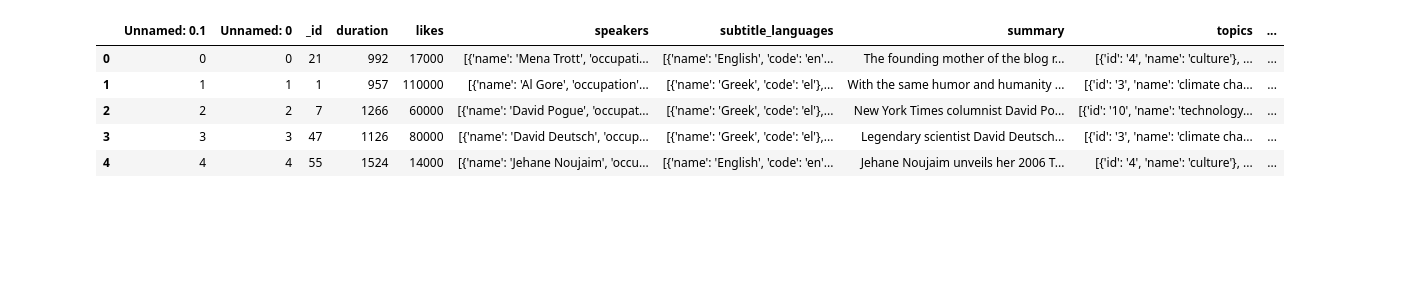
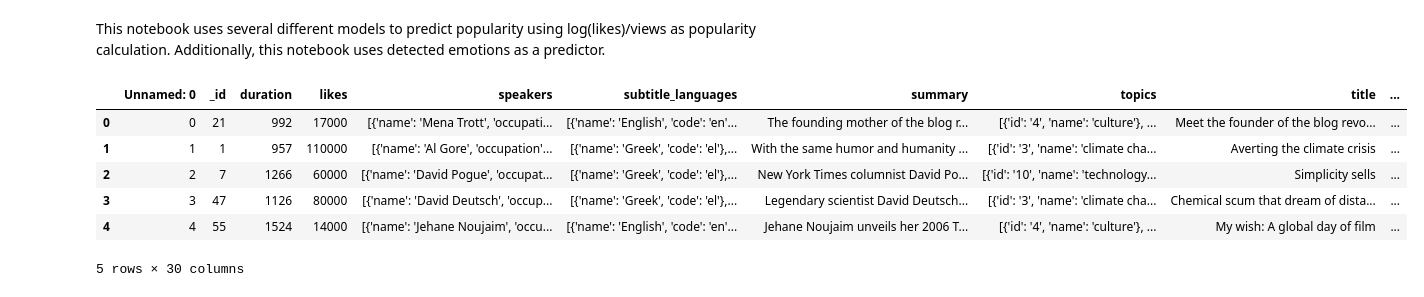
Before and after one commit to kwonionsoup/TedTalk-Popularity-Prediction, a Jupyter notebook: svr/SVR_ChristinesVersion.ipynb, the cells around one changed output. Cells and saved outputs as stored; diff of their text form; code cells hidden in the pictures; blank space fills up the shorter version.

Commit message:
updates to svr model

```diff
--- a/svr/SVR_ChristinesVersion.ipynb
+++ b/svr/SVR_ChristinesVersion.ipynb
@@ -1,3 +1,5 @@
+# %% [markdown]
+This notebook uses several different models to predict popularity using log(likes)/views as popularity calculation. Additionally, this notebook uses detected emotions as a predictor.
 # %%
 import numpy as np
 import pandas as pd
@@ -12,12 +14,13 @@ from sklearn.model_selection import train_test_split
 from sklearn.preprocessing import StandardScaler
 from sklearn.preprocessing import MultiLabelBinarizer
 # %%
-sa_df = pd.read_csv("..\data\data_sentiment_analysis.csv")
-sa_df.head()
+df = pd.read_csv("..\data\\final_data_for_svr.csv")
+df.head()
 # %% [output]
-|  | Unnamed: 0.1 | Unnamed: 0 | _id | duration | likes | speakers | subtitle_languages | summary | topics | ... |
-| 0 | 0 | 0 | 21 | 992 | 17000 | [{'name': 'Mena Trott', 'occupati... | [{'name': 'English', 'code': 'en'... | The founding mother of the blog r... | [{'id': '4', 'name': 'culture'}, ... | ... |
-| 1 | 1 | 1 | 1 | 957 | 110000 | [{'name': 'Al Gore', 'occupation'... | [{'name': 'Greek', 'code': 'el'},... | With the same humor and humanity ... | [{'id': '3', 'name': 'climate cha... | ... |
-| 2 | 2 | 2 | 7 | 1266 | 60000 | [{'name': 'David Pogue', 'occupat... | [{'name': 'Greek', 'code': 'el'},... | New York Times columnist David Po... | [{'id': '10', 'name': 'technology... | ... |
-| 3 | 3 | 3 | 47 | 1126 | 80000 | [{'name': 'David Deutsch', 'occup... | [{'name': 'Greek', 'code': 'el'},... | Legendary scientist David Deutsch... | [{'id': '3', 'name': 'climate cha... | ... |
-| 4 | 4 | 4 | 55 | 1524 | 14000 | [{'name': 'Jehane Noujaim', 'occu... | [{'name': 'English', 'code': 'en'... | Jehane Noujaim unveils her 2006 T... | [{'id': '4', 'name': 'culture'}, ... | ... |
+|  | Unnamed: 0 | _id | duration | likes | speakers | subtitle_languages | summary | topics | title | ... |
+| 0 | 0 | 21 | 992 | 17000 | [{'name': 'Mena Trott', 'occupati... | [{'name': 'English', 'code': 'en'... | The founding mother of the blog r... | [{'id': '4', 'name': 'culture'}, ... | Meet the founder of the blog revo... | ... |
+| 1 | 1 | 1 | 957 | 110000 | [{'name': 'Al Gore', 'occupation'... | [{'name': 'Greek', 'code': 'el'},... | With the same humor and humanity ... | [{'id': '3', 'name': 'climate cha... | Averting the climate crisis | ... |
+| 2 | 2 | 7 | 1266 | 60000 | [{'name': 'David Pogue', 'occupat... | [{'name': 'Greek', 'code': 'el'},... | New York Times columnist David Po... | [{'id': '10', 'name': 'technology... | Simplicity sells | ... |
+| 3 | 3 | 47 | 1126 | 80000 | [{'name': 'David Deutsch', 'occup... | [{'name': 'Greek', 'code': 'el'},... | Legendary scientist David Deutsch... | [{'id': '3', 'name': 'climate cha... | Chemical scum that dream of dista... | ... |
+| 4 | 4 | 55 | 1524 | 14000 | [{'name': 'Jehane Noujaim', 'occu... | [{'name': 'English', 'code': 'en'... | Jehane Noujaim unveils her 2006 T... | [{'id': '4', 'name': 'culture'}, ... | My wish: A global day of film | ... |
+5 rows × 30 columns
```
Also changed, not shown: parts of 28 cells of this notebook, 1 other file.
